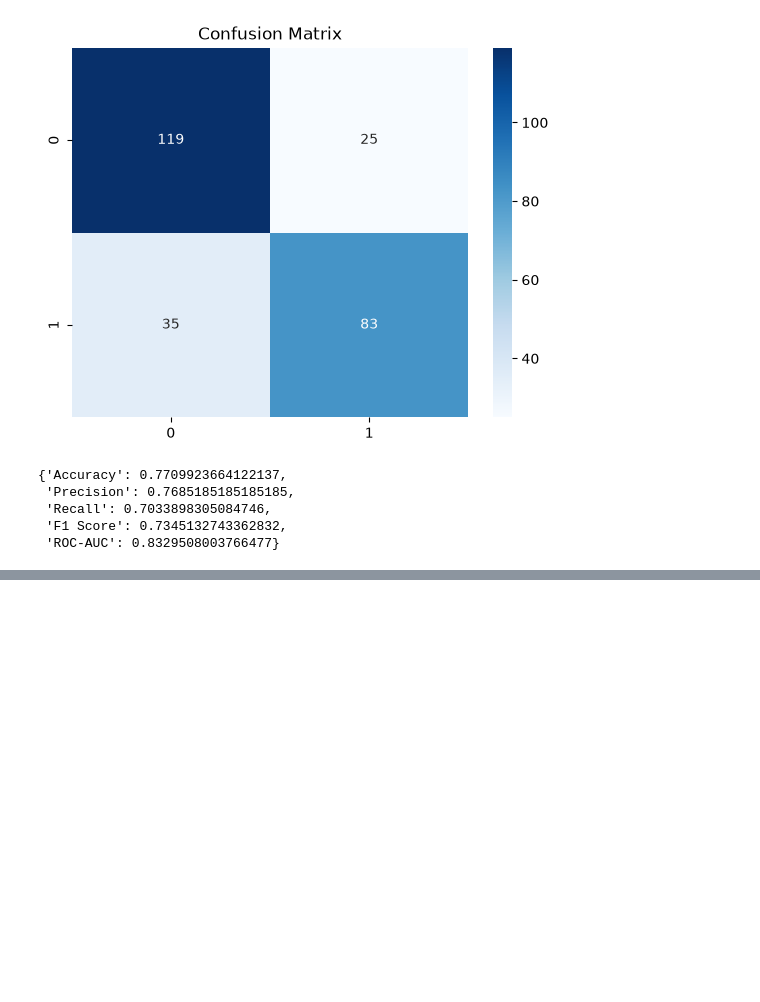
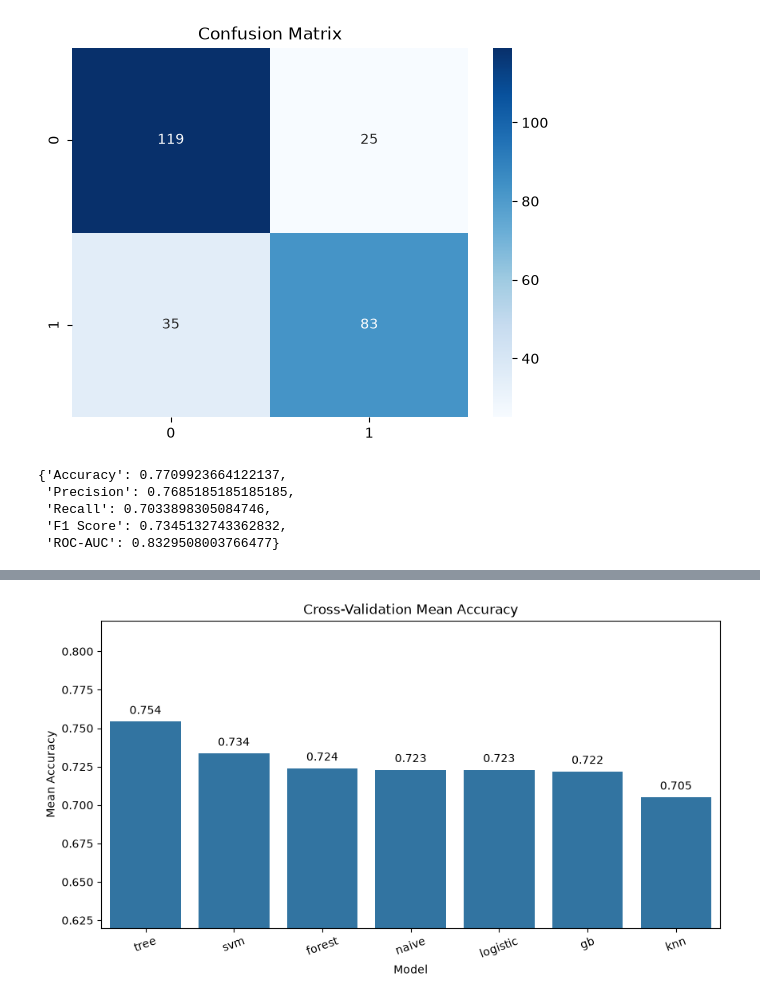
Before and after one commit to Mohamadzf23/titanic-survival-classification, a Jupyter notebook: src/titanic_classification.ipynb, the cells around one changed output, grey strips where cells are left out. Cells and saved outputs as stored; diff of their text form; code cells hidden in the pictures; blank space fills up the shorter version.

Commit message:
add Cross Validation

```diff
--- a/src/titanic_classification.ipynb
+++ b/src/titanic_classification.ipynb
@@ -782,0 +906,13 @@ evaluate(naive, X_test_scaled, y_test)
+# %%
+# naivebase
+cross_naive = cross_val_score(
+    naive,
+    X_train_scaled,
+    y_train,
+    cv=5,
+    scoring='f1'
+)
+print('cross_val_score naive:\n')
+print(cross_naive)
+print(f'mean: {cross_log.mean()}')
+print(f'std: {cross_log.std()}')
@@ -782,0 +925,11 @@ evaluate(naive, X_test_scaled, y_test)
+# %%
+cross = pd.DataFrame({
+    'logistic': cross_log,
+    'knn': cross_knn,
+    'tree': cross_tree,
+    'forest': cross_forest,
+    'gb': cross_gb,
+    'svm': cross_svm,
+    'naive': cross_naive
+})
+cross
@@ -782,0 +955,23 @@ evaluate(naive, X_test_scaled, y_test)
+# %%
+cross_mean = cross.mean().sort_values(ascending=False)
+
+plt.figure(figsize=(10, 5))
+
+sns.barplot(
+    x=cross_mean.index,
+    y=cross_mean.values
+)
+
+for i, value in enumerate(cross_mean.values):
+    plt.text(i, value + 0.005, f"{value:.3f}", ha="center")
+
+plt.title("Cross-Validation Mean Accuracy")
+plt.xlabel("Model")
+plt.ylabel("Mean Accuracy")
+plt.ylim(0.7, 1)
+
+plt.xticks(rotation=20)
+plt.ylim((0.62, 0.82))
+plt.show()
+# %% [output]
+[figure, added]
```
Also changed, not shown: parts of 12 cells of this notebook, 1 other file.
